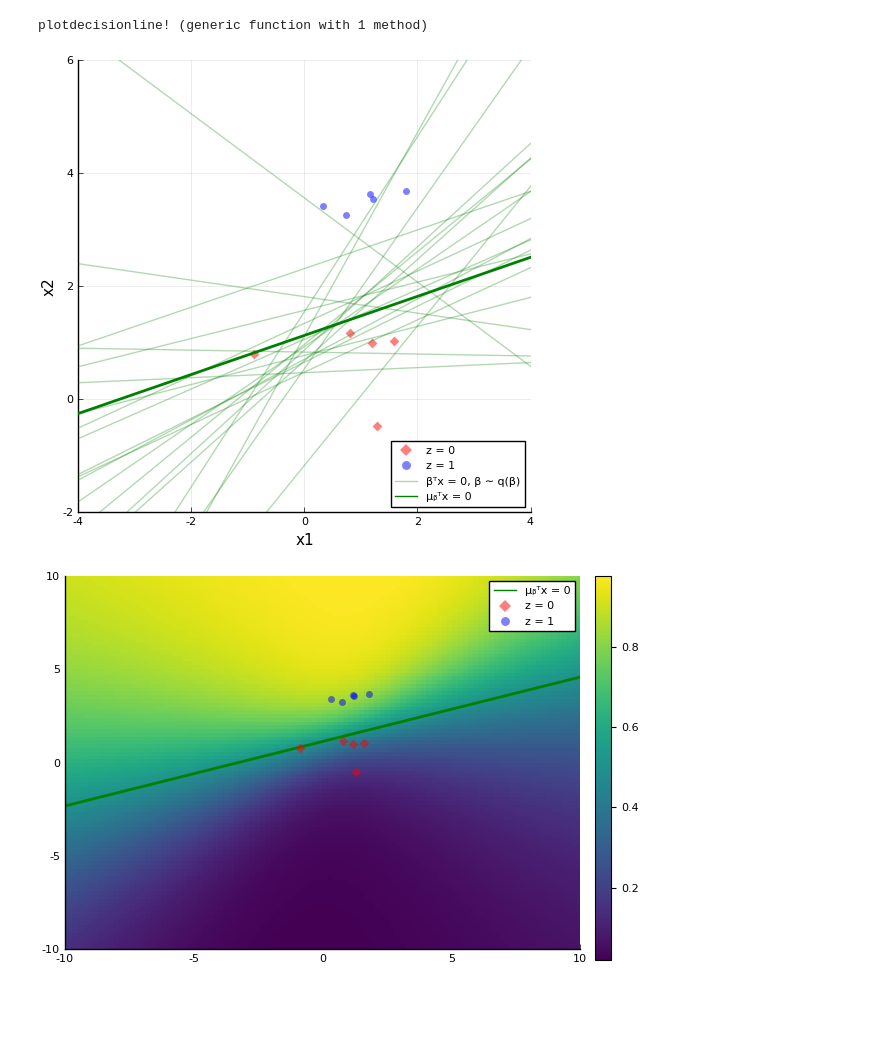
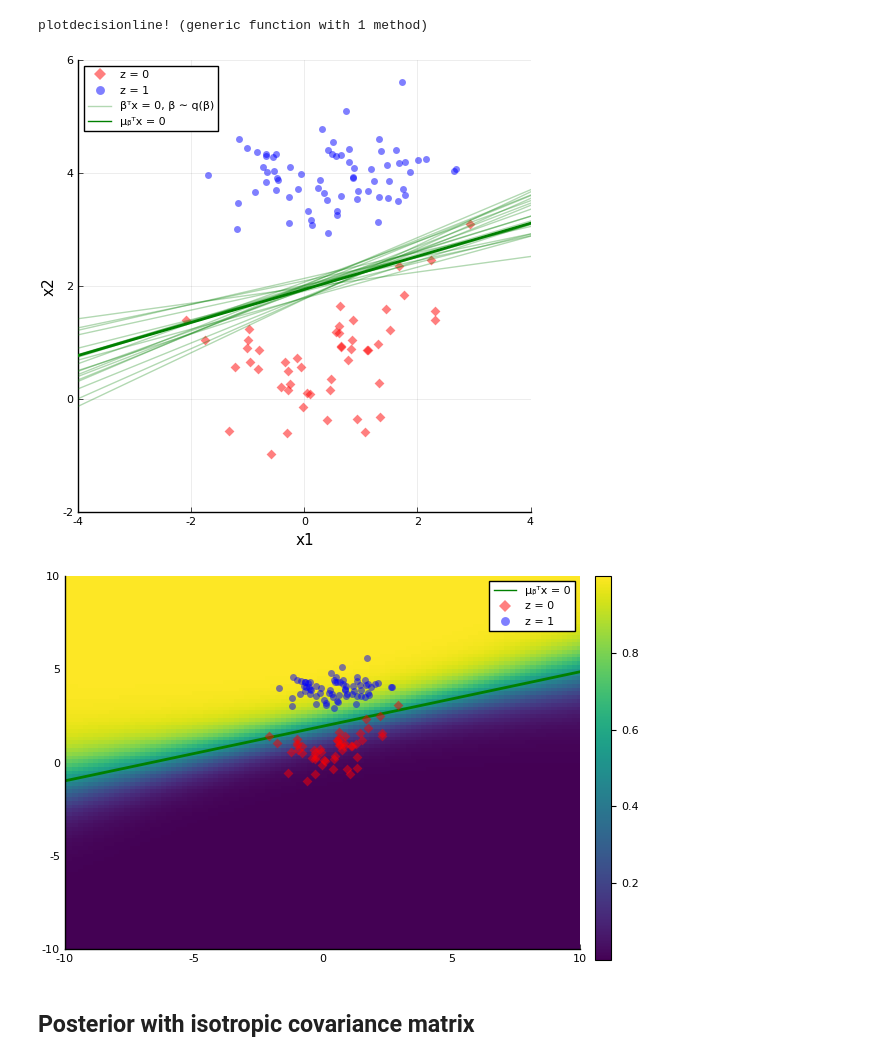
Before and after one commit to lucasondel/PGLR, a Jupyter notebook: examples/BinaryLogisticRegression.ipynb, the cells around one changed output. Drawn from its saved outputs; the diff is of its cells as text; code cells hidden in the pictures; blank space fills up the shorter version.

Commit message:
Temporary commit with iso normal binary LR

```diff
--- a/examples/BinaryLogisticRegression.ipynb
+++ b/examples/BinaryLogisticRegression.ipynb
@@ -31,10 +31,10 @@ function samplenormal(μ, Σ, size)
     μ .+ L * randn(2, size)
 end
 
-sizecoeff = 1
+sizecoeff = 10
 
 x1 = hcat(samplenormal(μ1, Σ1, 3* sizecoeff), samplenormal(μ2, Σ2, 2 * sizecoeff))
-x2 = samplenormal(μ3, Σ3, 5  * sizecoeff)
+x2 = samplenormal(μ3, Σ3, 7  * sizecoeff)
 X = hcat(x1, x2)
 z = vcat(zeros(Int64, size(x1, 2)), ones(Int64, size(x2, 2)))
 println(size(z))
@@ -70,9 +84,9 @@ scatter!(
 # %%
-model = BinaryLogisticRegression(
+model1 = BinaryLogisticRegression(
     inputdim = size(X, 1),
     hasbias = true,
     pseudocounts = 1
 )
 
-model.β.prior
+elbos1 = fit!(model1, X, z, nsteps = 20)
 # %% [output]
@@ -165,6 +172,11 @@ end
 # %% [output]
 plotdecisionline! (generic function with 1 method)
 # %%
+model = model1
+
+μᵦ = model.β.posterior.μ
+Σᵦ = model.β.posterior.Σ
+
 pdec = plot(
     size=(500, 500),
     aspect_ratio=:equal,
@@ -203,8 +215,10 @@ plotdecisionline!(pdec, w, w₀, line = (:green), linewidth=2, label="μᵦᵀx
 
 pdec
 # %% [output]
-[figure, old version]
+[figure, new version]
 # %%
+model = model1
+
 res = 100
 dim1 = range(-10, 10, length=res)
 dim2 = range(-10, 10, length=res)
@@ -215,31 +229,33 @@ testz1 = ones(size(testX, 2))
 pz1 = predict(model, testX)
 
 pz1grid = reshape(pz1, res, res)
 ppredict = heatmap(
     dim1,
     dim2,
     pz1grid',
     xlims = (-10, 10),
     ylims = (-10, 10),
     c = :viridis
 )
 w = μᵦ[1:2]
 w₀ = μᵦ[end]
 plotdecisionline!(ppredict, w, w₀, plotting_radius=20,
                   line = (:green), linewidth=2, label="μᵦᵀx = 0")
 
 scatter!(ppredict,
     x1[1, :],
     x1[2, :],
     label="z = 0",
     marker = (:diamond, 5, 0.5, :red, 0.5, stroke(0))
 )
 
 scatter!(ppredict,
     x2[1, :],
     x2[2, :],
     label="z = 1",
     marker = (:circle, 5, 0.5, :blue, 0.5, stroke(0)),
 )
 # %% [output]
-[figure, old version]
+[figure, new version]
+# %% [markdown]
+## Posterior with isotropic covariance matrix
```
Also changed, not shown: parts of 23 cells of this notebook, 2 other files.
